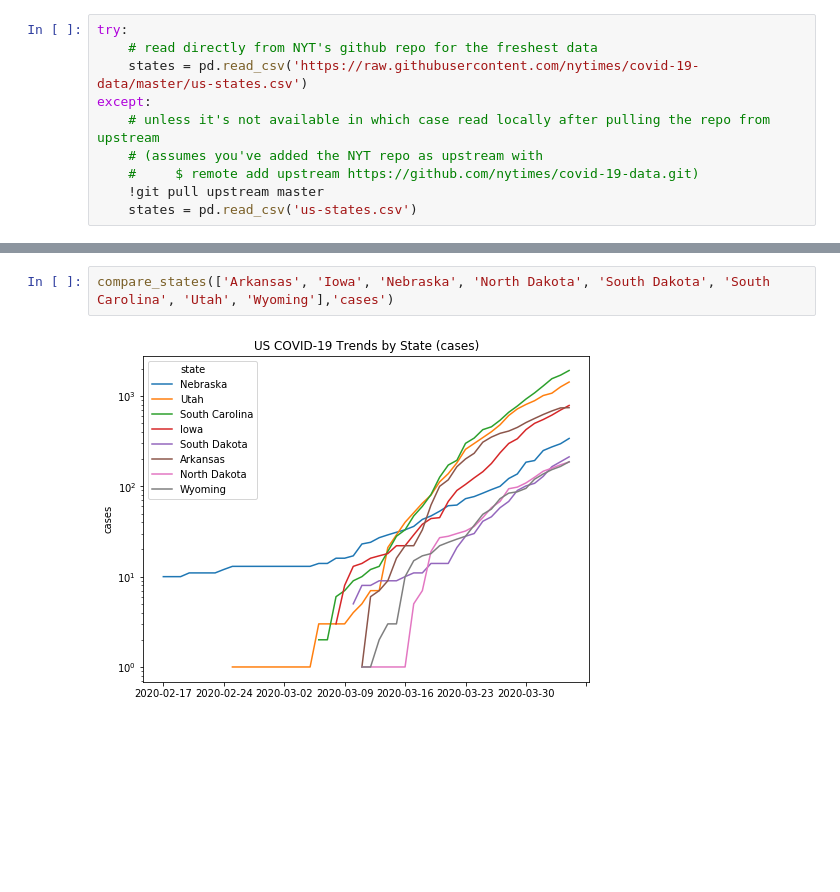
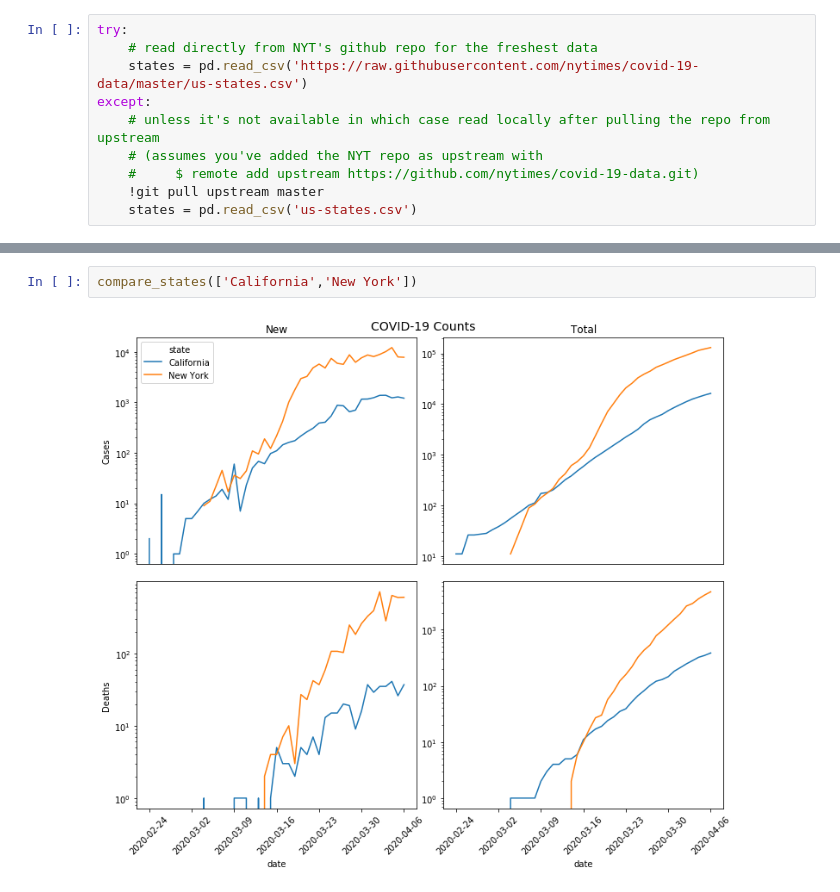
Before and after one commit to MichelFloyd/covid-19-data, a Jupyter notebook: compare states.ipynb, the cells around one changed output, grey strips where cells are left out. Drawn from its saved outputs; the diff is of its cells as text; blank space fills up the shorter version.

```diff
--- a/compare states.ipynb
+++ b/compare states.ipynb
@@ -41,4 +97,4 @@ compare_states(['Arkansas', 'Iowa', 'Nebraska', 'North Dakota', 'South Dakota',
-# %%
-compare_states(['Arkansas', 'Iowa', 'Nebraska', 'North Dakota', 'South Dakota', 'South Carolina', 'Utah', 'Wyoming'],'cases')
-# %% [output]
-[figure, removed]
+# %%
+compare_states(['California','New York'])
+# %% [output]
+[figure, added]
```
Also changed, not shown: parts of 12 cells of this notebook, 3 other files.
